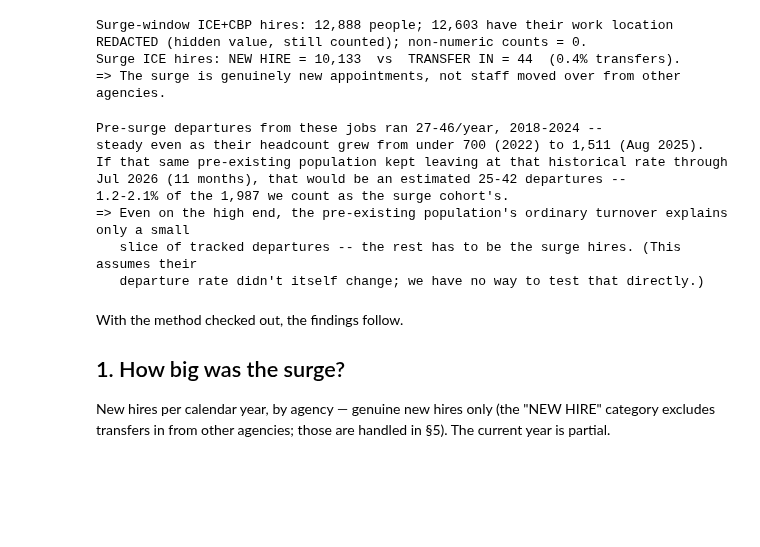
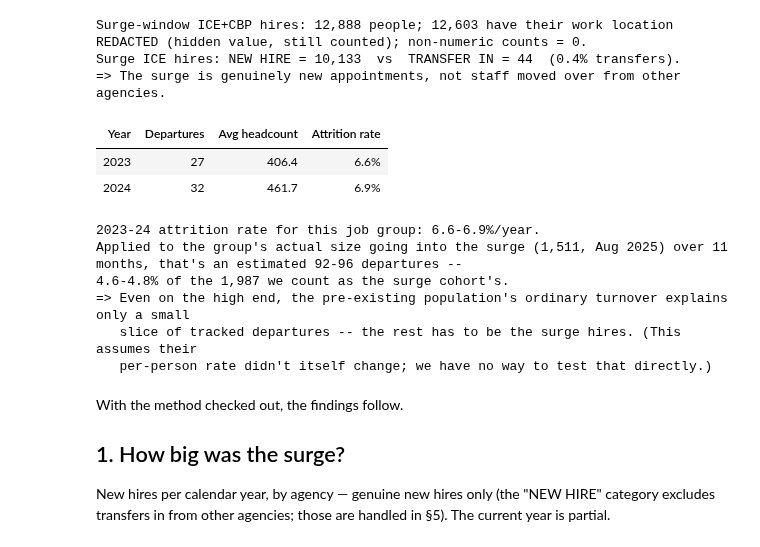
Before and after one commit to abigailhaddad/icehires, a Jupyter notebook: dhs_hiring_surge.ipynb, the cells around one changed output. Cells and saved outputs as stored; diff of their text form; code cells hidden in the pictures; blank space fills up the shorter version.

```diff
--- a/dhs_hiring_surge.ipynb
+++ b/dhs_hiring_surge.ipynb
@@ -203,35 +203,43 @@ Surge ICE hires: NEW HIRE = 10,133  vs  TRANSFER IN = 44  (0.4% transfers).
 => The surge is genuinely new appointments, not staff moved over from other agencies.
 # %%
 # CHECK 5 — the departures we attribute to the surge cohort (§4) aren't actually the ~1,500 people who
-# already held these jobs before the surge, just leaving at their normal rate. We can't prove this with
-# certainty (no person IDs), but we can bound it: these same jobs had a flat, low departure rate for years
-# before the surge -- if that pre-existing population kept leaving at that same historical rate through
-# the tracking window, here's how much of what we count as "surge cohort" departures that would explain.
-pre_dep_hist = q(f"""
-  SELECT substr(event_ym,1,4) AS yr, SUM(count) AS n FROM '{SEP}'
-  WHERE {ICE_FP_SEP} AND substr(event_ym,1,4) BETWEEN '2018' AND '2024'
-  GROUP BY 1
-""").n
+# already held these jobs before the surge, just leaving at their normal pace. We can't prove this with
+# certainty (no person IDs), but we can bound it: take this job group's own pre-surge attrition RATE
+# (departures / average headcount, the years headcount is stable enough to trust -- 2023 and 2024; 2022
+# is dropped, its headcount base is too small and the rate is noisy) and apply it to the group's ACTUAL
+# size going into the surge, not its much smaller historical size. That answers: if the pre-existing
+# 1,500 had simply kept leaving at their normal per-person rate, how many departures would that be?
+rate_years = q(f"""
+  WITH d AS (SELECT substr(event_ym,1,4) AS yr, SUM(count) AS deps FROM '{SEP}'
+             WHERE {ICE_FP_SEP} AND substr(event_ym,1,4) IN ('2023','2024') GROUP BY 1),
+       h AS (SELECT substr(snapshot_ym,1,4) AS yr, AVG(count) AS avg_hc FROM '{EMP}'
+             WHERE {ICE_FP_SEP} AND substr(snapshot_ym,1,4) IN ('2023','2024') GROUP BY 1)
+  SELECT d.yr, d.deps, h.avg_hc, 100.0*d.deps/h.avg_hc AS rate_pct
+  FROM d JOIN h ON d.yr = h.yr ORDER BY d.yr
+""")
 pre_surge_hc = int(scalar(f"SELECT SUM(count) FROM '{EMP}' WHERE {ICE_FP_SEP} AND snapshot_ym='{PRE_SURGE_MONTH}'"))
 window_months = int(surge.LATEST_MONTH[4:]) + 4  # Sep 2025 (month 9) through LATEST_MONTH 2026
-baseline_lo, baseline_hi = pre_dep_hist.min()*window_months/12, pre_dep_hist.max()*window_months/12
+rate_lo, rate_hi = rate_years.rate_pct.min() / 100, rate_years.rate_pct.max() / 100
+baseline_lo, baseline_hi = pre_surge_hc * rate_lo * window_months / 12, pre_surge_hc * rate_hi * window_months / 12
 tracked_departures = int(scalar(f"SELECT SUM(count) FROM '{SEP}' WHERE {ICE_FP_SEP} AND {POST_SURGE}"))
-print(f"Pre-surge departures from these jobs ran {int(pre_dep_hist.min())}-{int(pre_dep_hist.max())}/year, 2018-2024 --")
-print(f"steady even as their headcount grew from under 700 (2022) to {pre_surge_hc:,} (Aug 2025).")
-print(f"If that same pre-existing population kept leaving at that historical rate through {ym_label(surge.LATEST_MONTH)} "
-      f"({window_months} months), that would be an estimated {baseline_lo:.0f}-{baseline_hi:.0f} departures --")
+display(show(rate_years.rename(columns={"yr":"Year","deps":"Departures","avg_hc":"Avg headcount","rate_pct":"Attrition rate"}), pct=["Attrition rate"]))
+print(f"2023-24 attrition rate for this job group: {rate_years.rate_pct.min():.1f}-{rate_years.rate_pct.max():.1f}%/year.")
+print(f"Applied to the group's actual size going into the surge ({pre_surge_hc:,}, {ym_label(PRE_SURGE_MONTH)}) over "
+      f"{window_months} months, that's an estimated {baseline_lo:.0f}-{baseline_hi:.0f} departures --")
 print(f"{100*baseline_lo/tracked_departures:.1f}-{100*baseline_hi/tracked_departures:.1f}% of the {tracked_departures:,} we count as the surge cohort's.")
 print("=> Even on the high end, the pre-existing population's ordinary turnover explains only a small")
 print("   slice of tracked departures -- the rest has to be the surge hires. (This assumes their")
-print("   departure rate didn't itself change; we have no way to test that directly.)")
+print("   per-person rate didn't itself change; we have no way to test that directly.)")
 # %% [output]
+| Year | Departures | Avg headcount | Attrition rate |
+| 2023 | 27 | 406.4 | 6.6% |
+| 2024 | 32 | 461.7 | 6.9% |
-Pre-surge departures from these jobs ran 27-46/year, 2018-2024 --
-steady even as their headcount grew from under 700 (2022) to 1,511 (Aug 2025).
-If that same pre-existing population kept leaving at that historical rate through Jul 2026 (11 months), that would be an estimated 25-42 departures --
-1.2-2.1% of the 1,987 we count as the surge cohort's.
+2023-24 attrition rate for this job group: 6.6-6.9%/year.
+Applied to the group's actual size going into the surge (1,511, Aug 2025) over 11 months, that's an estimated 92-96 departures --
+4.6-4.8% of the 1,987 we count as the surge cohort's.
 => Even on the high end, the pre-existing population's ordinary turnover explains only a small
    slice of tracked departures -- the rest has to be the surge hires. (This assumes their
-   departure rate didn't itself change; we have no way to test that directly.)
+   per-person rate didn't itself change; we have no way to test that directly.)
 # %% [markdown]
 With the method checked out, the findings follow.
 
```
Also changed, not shown: parts of 1 cell of this notebook, 1 other file.
